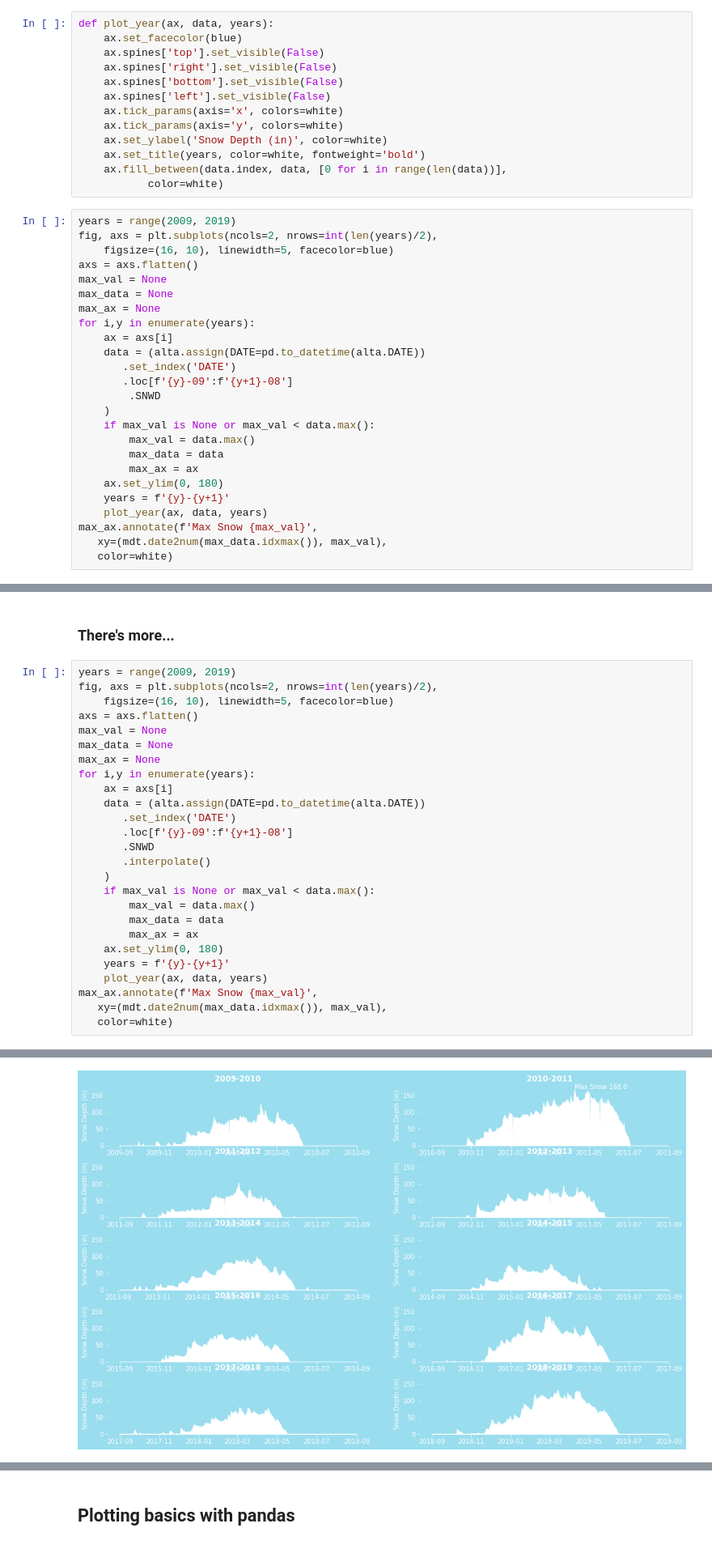
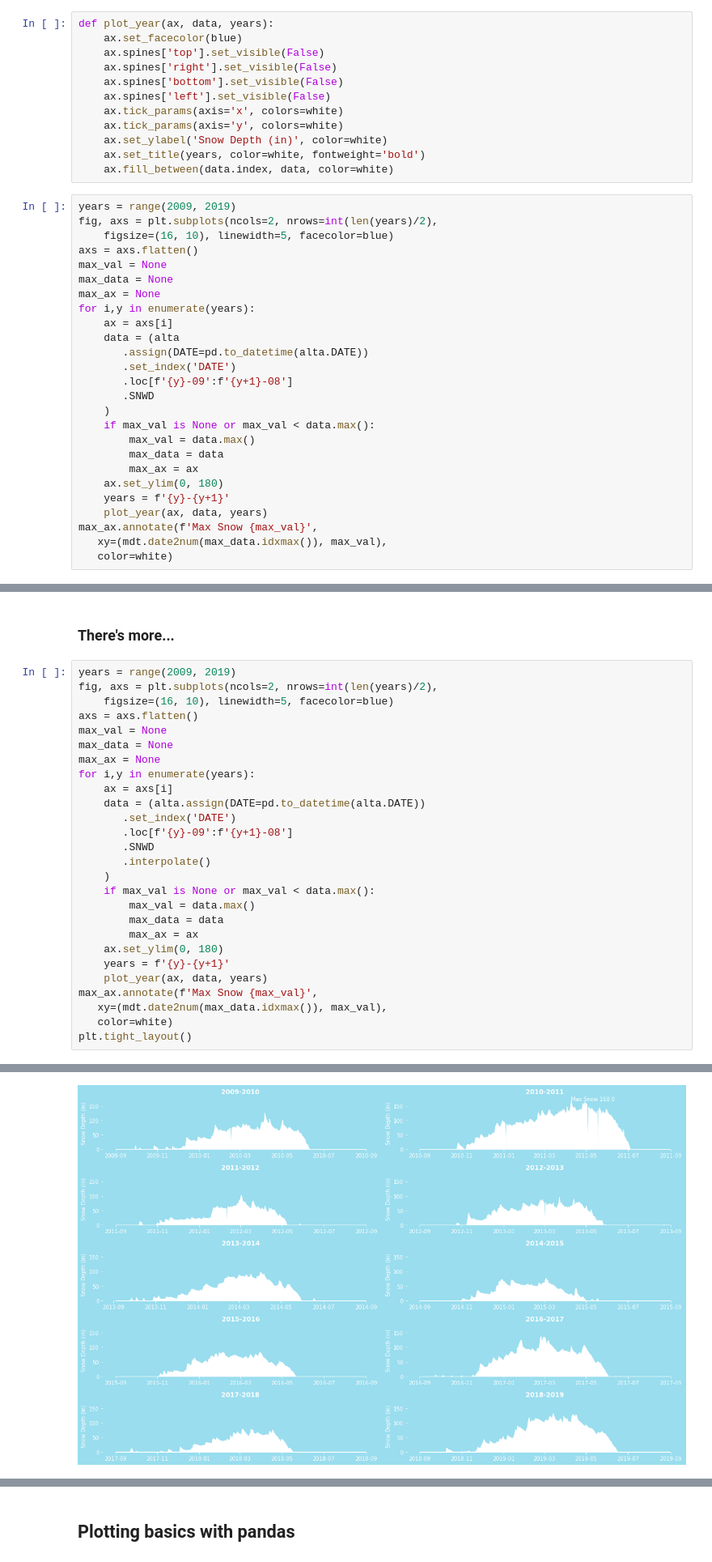
Before and after one commit to PacktPublishing/Pandas-Cookbook-Second-Edition, a Jupyter notebook: 13-code.ipynb, the cells around one changed output, grey strips where cells are left out. Shown at 81% size. Drawn from its saved outputs; the diff is of its cells as text.

```diff
--- a/13-code.ipynb
+++ b/13-code.ipynb
@@ -276,8 +277,7 @@ def plot_year(ax, data, years):
     ax.tick_params(axis='y', colors=white)
     ax.set_ylabel('Snow Depth (in)', color=white)
     ax.set_title(years, color=white, fontweight='bold')
-    ax.fill_between(data.index, data, [0 for i in range(len(data))],
-           color=white)
+    ax.fill_between(data.index, data, color=white)
 # %%
 years = range(2009, 2019)
 fig, axs = plt.subplots(ncols=2, nrows=int(len(years)/2),
@@ -288,10 +288,11 @@ max_data = None
 max_ax = None
 for i,y in enumerate(years):
     ax = axs[i]
-    data = (alta.assign(DATE=pd.to_datetime(alta.DATE))
+    data = (alta
+       .assign(DATE=pd.to_datetime(alta.DATE))
        .set_index('DATE')
        .loc[f'{y}-09':f'{y+1}-08']
-        .SNWD
+       .SNWD
     )
     if max_val is None or max_val < data.max():
         max_val = data.max()
@@ -340,4 +341,5 @@ for i,y in enumerate(years):
 max_ax.annotate(f'Max Snow {max_val}',
    xy=(mdt.date2num(max_data.idxmax()), max_val),
    color=white)
+plt.tight_layout()
 # %% [output]
@@ -345,4 +346,4 @@ Text(734236,168,'Max Snow 168.0')
-[figure, old version]
+[figure, new version]
 # %%
 fig.suptitle('Alta Snowfall', color=white, fontweight='bold')
 fig.tight_layout(rect=[0, 0.03, 1, 0.95])
```
Also changed, not shown: parts of 58 cells of this notebook, 1 other file.
